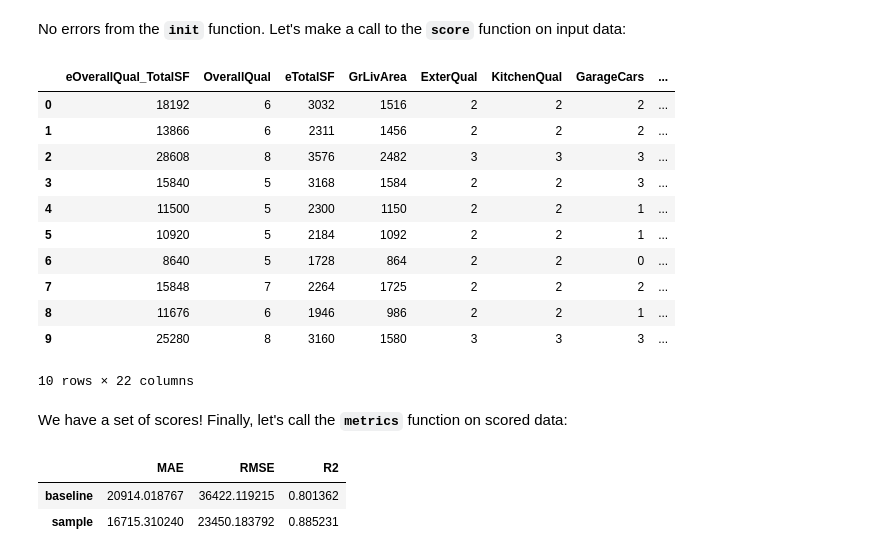
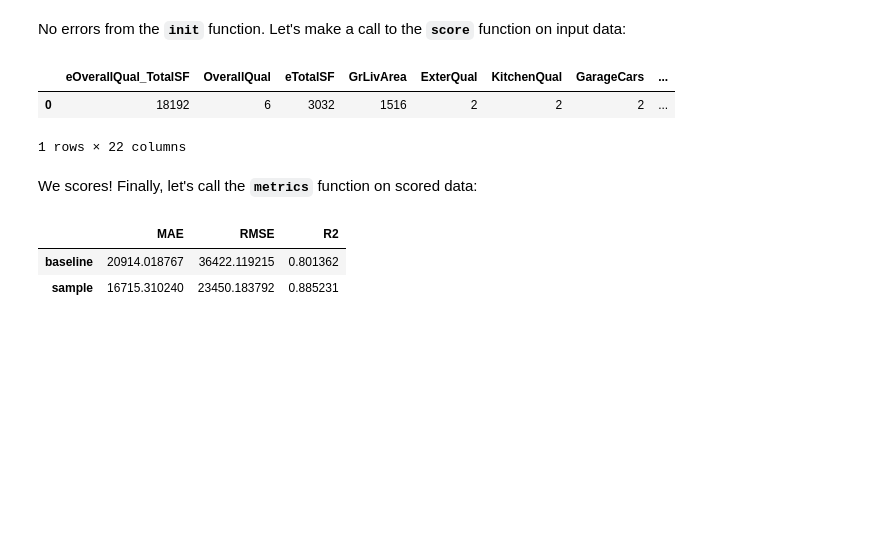
Before and after one commit to roykim1990/house_price_python, a Jupyter notebook: model_training.ipynb, the cells around one changed output. Cells and saved outputs as stored; diff of their text form; code cells hidden in the pictures; blank space fills up the shorter version.

Commit message:
update input reqs for action and metrics

```diff
--- a/model_training.ipynb
+++ b/model_training.ipynb
@@ -403,6 +403,7 @@ import pandas
 import pickle
 import numpy
 from sklearn.metrics import r2_score, mean_squared_error, mean_absolute_error
+
 
 # modelop.init
 def begin():
@@ -420,14 +421,8 @@ def begin():
 
 # modelop.score
 def action(data):
-    # converting data into dataframe with some checks
-    if isinstance(data, pandas.DataFrame):
-        df = data
-    else:
-        if isinstance(data, list):
-            df = pandas.DataFrame(data)
-        else:
-            df = pandas.DataFrame([data])
+    # turning data into a dataframe
+    df = pandas.DataFrame([data])
 
     # set aside ground truth to later re-append to dataframe
     ground_truth = df["SalePrice"]
@@ -473,28 +468,28 @@ def action(data):
     df.loc[:, "ground_truth"] = ground_truth
 
     # MOC expects the action function to be a "yield" function
+    # for local testing, we use "return" to visualize the output
+    # yield df.to_dict(orient='records')
     return df.to_dict(orient="records")
 
 
 # modelop.metrics
 def metrics(data):
-    # converting data into dataframe with some checks
-    if isinstance(data, pandas.DataFrame):
-        df = data
-    else:
-        if isinstance(data, list):
-            df = pandas.DataFrame(data)
-        else:
-            df = pandas.DataFrame([data])
+    # converting data into dataframe
+    df = pandas.DataFrame(data)
 
     y = df["ground_truth"]
     y_preds = df["prediction"]
 
-    return {
+    output_metrics = {
         "MAE": mean_absolute_error(y, y_preds),
         "RMSE": mean_squared_error(y, y_preds) ** 0.5,
         "R2": r2_score(y, y_preds),
     }
+
+    # MOC expects the metrics function to be a "yield" function
+    # yield output_metrics
+    return output_metrics
 # %% [markdown]
 There are four main sections that are standard to almost any model in MOC:
 1. Library imports
@@ -522,24 +520,15 @@ begin()
 # %% [markdown]
 No errors from the **`init`** function. Let's make a call to the **`score`** function on input data:
 # %%
-scores = pandas.DataFrame(action(test_sample))
+scores = pandas.DataFrame(action(test_sample.iloc[0]))
 # %%
-scores.head(10)
+scores
 # %% [output]
 |  | eOverallQual_TotalSF | OverallQual | eTotalSF | GrLivArea | ExterQual | KitchenQual | GarageCars | ... |
 | 0 | 18192 | 6 | 3032 | 1516 | 2 | 2 | 2 | ... |
-| 1 | 13866 | 6 | 2311 | 1456 | 2 | 2 | 2 | ... |
-| 2 | 28608 | 8 | 3576 | 2482 | 3 | 3 | 3 | ... |
-| 3 | 15840 | 5 | 3168 | 1584 | 2 | 2 | 3 | ... |
-| 4 | 11500 | 5 | 2300 | 1150 | 2 | 2 | 1 | ... |
-| 5 | 10920 | 5 | 2184 | 1092 | 2 | 2 | 1 | ... |
-| 6 | 8640 | 5 | 1728 | 864 | 2 | 2 | 0 | ... |
-| 7 | 15848 | 7 | 2264 | 1725 | 2 | 2 | 2 | ... |
-| 8 | 11676 | 6 | 1946 | 986 | 2 | 2 | 1 | ... |
-| 9 | 25280 | 8 | 3160 | 1580 | 3 | 3 | 3 | ... |
-10 rows × 22 columns
+1 rows × 22 columns
 # %% [markdown]
-We have a set of scores! Finally, let's call the **`metrics`** function on scored data:
+We scores! Finally, let's call the **`metrics`** function on scored data:
 # %%
 metrics_compare = pandas.DataFrame([metrics(metrics_baseline_input),
                                     metrics(metrics_sample_input)],
```
Also changed, not shown: parts of 1 cell of this notebook, 1 other file.
